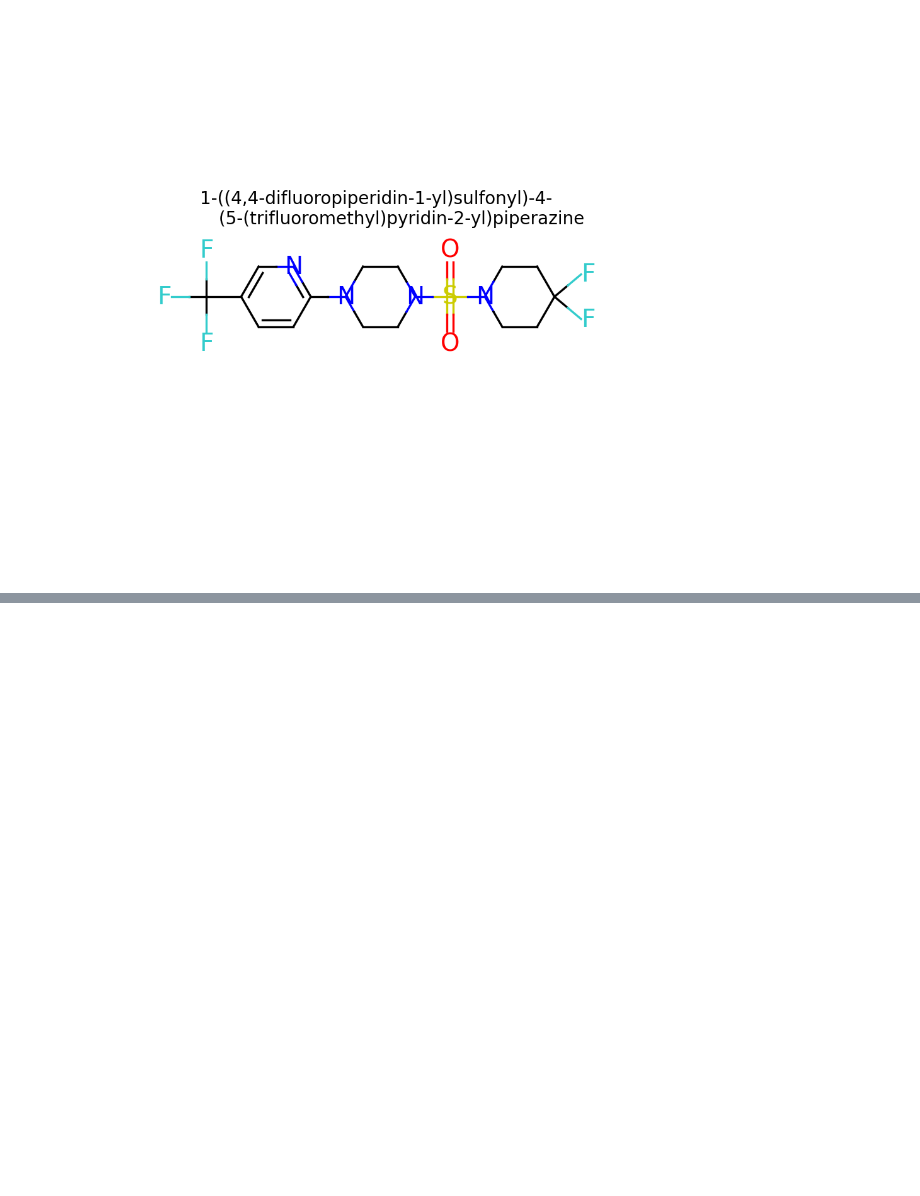
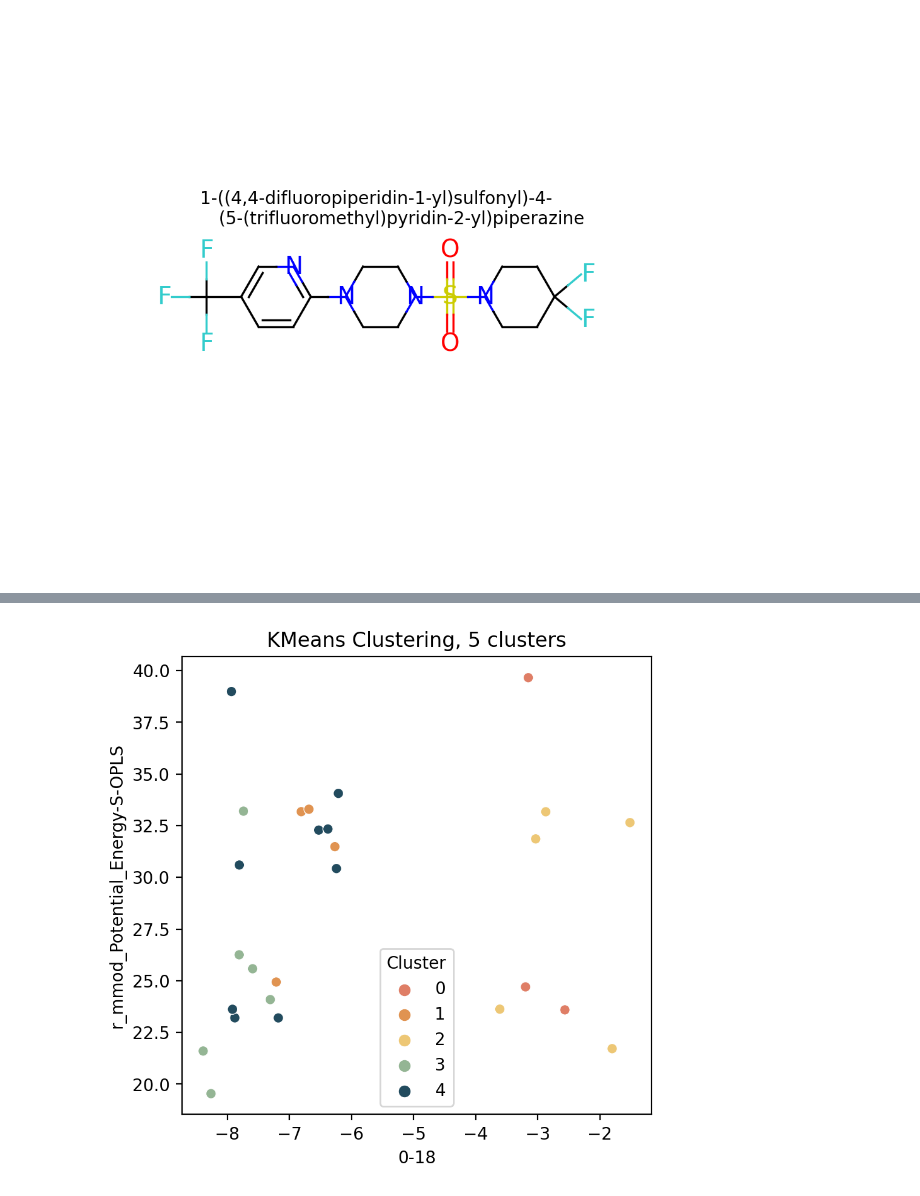
Before and after one commit to xh313/compchem, a Jupyter notebook: ChemOnPythonExplorations.ipynb, the cells around one changed output, grey strips where cells are left out. Cells and saved outputs as stored; diff of their text form; code cells hidden in the pictures; blank space fills up the shorter version.

```diff
--- a/ChemOnPythonExplorations.ipynb
+++ b/ChemOnPythonExplorations.ipynb
@@ -579,0 +722,13 @@ plt.show()
+# %%
+# Check the validity using the sdf properties
+#!wget 'https://github.com/xh313/compchem/raw/main/Heptane.sdf'
+dfsdf = PandasTools.LoadSDF('Heptane.sdf',
+                         embedProps=True,
+                         molColName=None,
+                         smilesName='smiles')
+dfsdf = dfsdf[['r_mmod_Potential_Energy-S-OPLS',
+         'r_mmod_RMS_Derivative-S-OPLS',
+         'i_mmod_Times_Found-S-OPLS',
+         ]].astype(float)
+
+#dfsdf
@@ -579,0 +792,16 @@ plt.show()
+# %%
+# Try plotting...
+
+plt.figure(dpi=200, figsize=(5,5))
+sns.scatterplot(data=df,
+              y='r_mmod_Potential_Energy-S-OPLS',
+              x='0-18',
+              hue='Cluster',
+              palette=["#df7e66", "#e09351",
+                       "#edc775", "#94b594", "#224b5e"]
+              )
+
+plt.title('KMeans Clustering, 5 clusters')
+plt.show()
+# %% [output]
+[figure, added]
```
Also changed, not shown: parts of 14 cells of this notebook.
